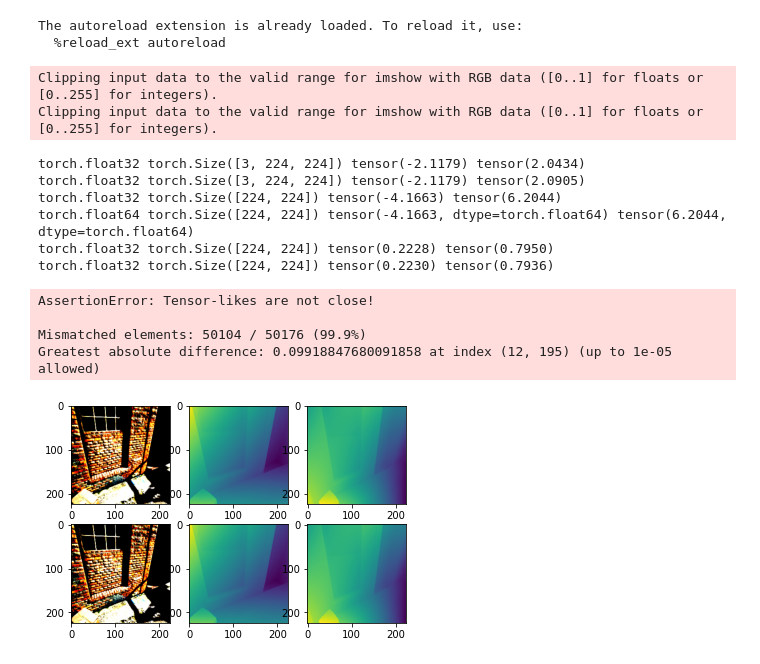
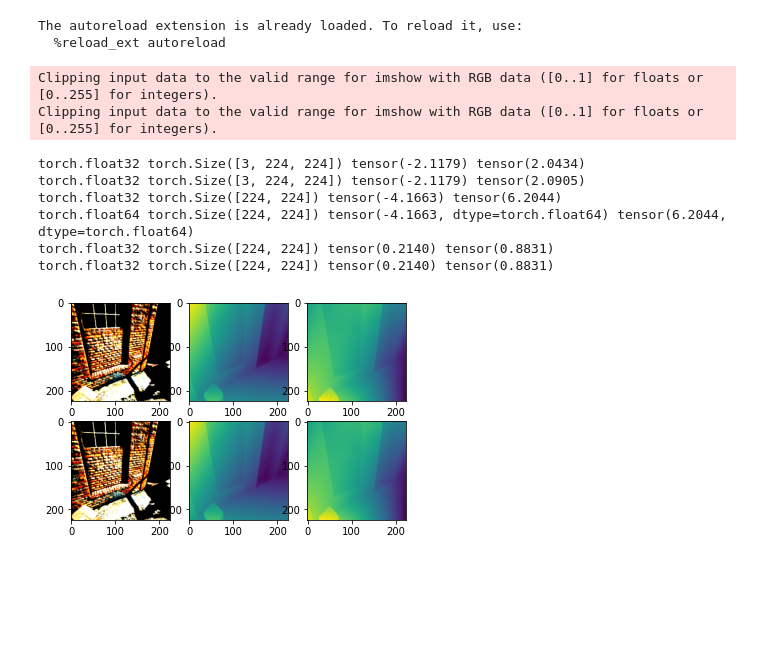
Before and after one commit to microsoft/dataloader-benchmark, a Jupyter notebook: src/benchmarks/seqrecord/test_dataloader.ipynb, the cells around one changed output. Saved outputs shown, nothing was run; the diff lists cells and outputs as text; code cells hidden in the pictures; blank space fills up the shorter version.

Commit message:
roll back transforms to torch transform

```diff
--- a/src/benchmarks/seqrecord/test_dataloader.ipynb
+++ b/src/benchmarks/seqrecord/test_dataloader.ipynb
@@ -76,38 +73,35 @@ new_rgb = new_rgb.permute(1, 2, 0)
 axs[0, 0].imshow(np.asarray(old_rgb))
 axs[1, 0].imshow(np.asarray(new_rgb))
 
 modality = 'flow_flow'
 old_flow = old_item[modality][0].permute(1, 0, 2, 3)[frame_idx]
 new_flow = new_item[modality][frame_idx]
 old_flow = old_flow[0]
 new_flow = new_flow[0, :, :]
 print(old_flow.dtype, old_flow.size(), old_flow.min(), old_flow.max())
 print(new_flow.dtype, new_flow.size(), new_flow.min(), new_flow.max())
 
 axs[0, 2].imshow(np.asarray(old_flow))
 axs[1, 2].imshow(np.asarray(new_flow))
-torch.testing.assert_allclose(old_flow, new_flow)# torch.testing.assert_allclose(old_rgb, new_rgb)
 
 modality = 'depth_left'
 old_depth = old_item[modality][0].permute(1, 0, 2, 3)[frame_idx]
 new_depth = new_item[modality][frame_idx]
 old_depth = old_depth[0]
 print(old_depth.dtype, old_depth.size(), old_depth.min(), old_depth.max())
 print(new_depth.dtype, new_depth.size(), new_depth.min(), new_depth.max())
 axs[0, 1].imshow(np.asarray(old_depth))
 axs[1, 1].imshow(np.asarray(new_depth))
+torch.testing.assert_allclose(old_rgb, new_rgb)
+torch.testing.assert_allclose(old_flow, new_flow)#
 torch.testing.assert_allclose(old_depth, new_depth)
 # %% [output]
 Clipping input data to the valid range for imshow with RGB data ([0..1] for floats or [0..255] for integers).
 Clipping input data to the valid range for imshow with RGB data ([0..1] for floats or [0..255] for integers).
 torch.float32 torch.Size([3, 224, 224]) tensor(-2.1179) tensor(2.0434)
 torch.float32 torch.Size([3, 224, 224]) tensor(-2.1179) tensor(2.0905)
 torch.float32 torch.Size([224, 224]) tensor(-4.1663) tensor(6.2044)
 torch.float64 torch.Size([224, 224]) tensor(-4.1663, dtype=torch.float64) tensor(6.2044, dtype=torch.float64)
-torch.float32 torch.Size([224, 224]) tensor(0.2228) tensor(0.7950)
-torch.float32 torch.Size([224, 224]) tensor(0.2230) tensor(0.7936)
+torch.float32 torch.Size([224, 224]) tensor(0.2140) tensor(0.8831)
+torch.float32 torch.Size([224, 224]) tensor(0.2140) tensor(0.8831)
-AssertionError: Tensor-likes are not close!
-
-Mismatched elements: 50104 / 50176 (99.9%)
-Greatest absolute difference: 0.09918847680091858 at index (12, 195) (up to 1e-05 allowed)
-[figure, old version]
+[figure, new version]
```
Also changed, not shown: parts of 1 cell of this notebook, 1 other file.
